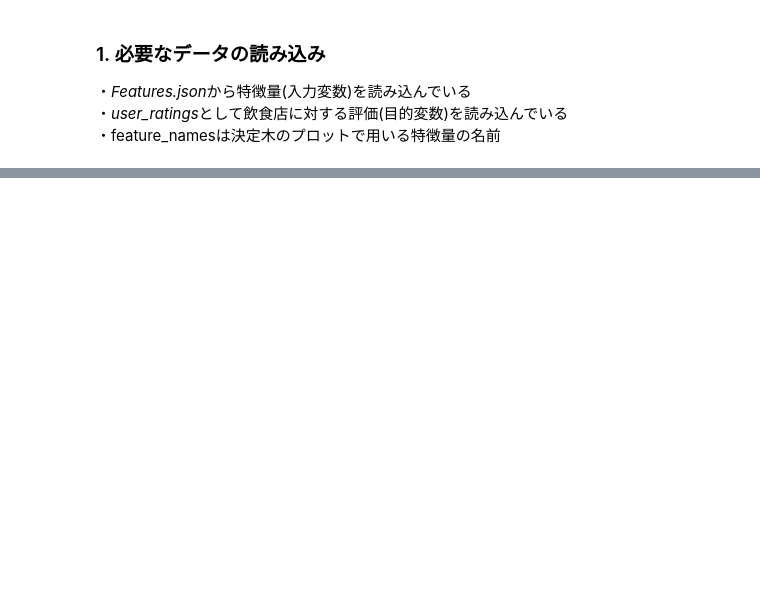
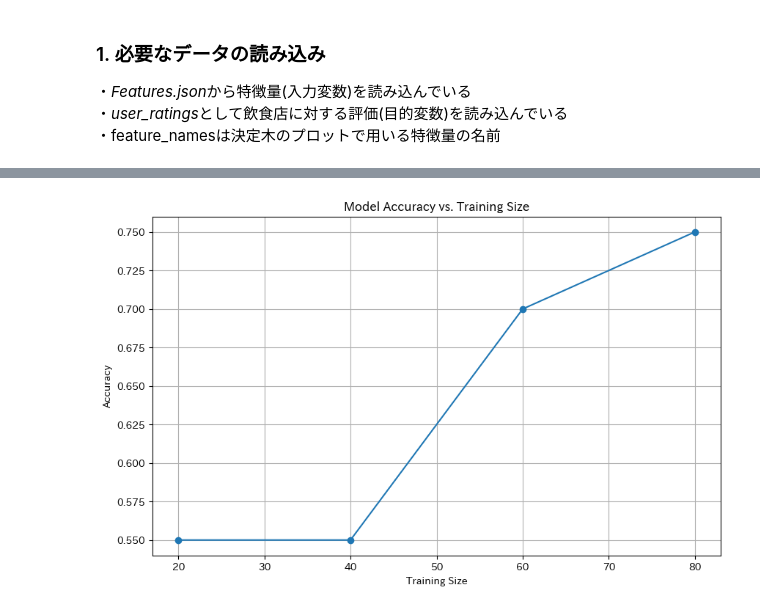
Before and after one commit to Ryosuke1025/RecommenderAlgorithm, a Jupyter notebook: recommender.ipynb, the cells around one changed output, grey strips where cells are left out. Drawn from its saved outputs; the diff is of its cells as text; code cells hidden in the pictures; blank space fills up the shorter version.

```diff
--- a/recommender.ipynb
+++ b/recommender.ipynb
@@ -7,11 +7,14 @@
 import numpy as np
 import json
 
-user_ratings = [1, 1, 0, 1, 0, 0, 0, 0, 1, 0, 1, 0, 1, 0, 1, 1, 1, 1, 1, 0, 1, 1, 0, 0, 0, 1, 0, 0, 0, 1, 0, 0, 1, 0, 0, 1, 1, 1, 1, 1, 1, 1, 1, 0, 1, 0, 1, 0, 1, 0, 0, 0, 0, 0, 0, 1, 0, 1, 0, 1, 0, 0, 0, 0, 1, 0, 1, 0, 0, 0, 1, 1, 1, 1, 0, 0, 0, 1, 1, 1, 0, 1, 0, 1, 1, 0, 1, 0, 1, 0, 1, 0, 0, 0, 0, 0, 1, 1, 0, 0]
+user_ratings = [1, 1, 1, 0, 0, 0, 0, 1, 1, 0, 1, 0, 1, 0, 1, 1, 0, 0, 1, 1, 0, 1, 1, 1, 1, 1, 1, 0, 0, 1, 0, 0, 0, 0, 0, 1, 1, 1, 1, 1, 1, 1, 1, 0, 1, 0, 0, 0, 0, 0, 0, 0, 1, 0, 0, 1, 0, 1, 0, 1, 0, 1, 0, 1, 1, 1, 0, 0, 0, 0, 1, 1, 1, 0, 0, 0, 0, 1, 0, 0, 0, 0, 0, 0, 1, 0, 1, 0, 1, 0, 1, 0, 0, 0, 0, 0, 0, 1, 0, 0]
+user_ratings_add = [1, 1, 0, 0, 0, 0, 1, 1, 0, 0, 1, 1, 1, 0, 0, 1, 0, 1, 1, 0, 1, 1, 1, 0, 0]
 
-# restaurants.jsonを読み込む
 with open('Restaurants/Features.json', 'r', encoding='utf-8') as f:
     features = json.load(f)
+
+with open('Restaurants/AddFeatures.json', 'r', encoding='utf-8') as f:
+    addFeatures = json.load(f)
 
 feature_names = [
         "中華", "居酒屋", "ダイニングバー・バル", "和食",
@@ -20,3 +23,9 @@ feature_names = [
         "創作料理", "各国料理", "ラーメン","予算","個室", "喫煙","wifi",
         "カード", "駐車場", "総合評価"
     ]
+
+#numpy形式に変換
+features_np = np.array(features)
+user_ratings_np = np.array(user_ratings)
+addFeatures_np = np.array(addFeatures)
+user_ratings_add_np = np.array(user_ratings_add)
@@ -295,0 +342,51 @@ Predicted Label: 0
+# %%
+import random
+from sklearn.metrics import accuracy_score, classification_report
+from sklearn.tree import DecisionTreeClassifier
+import matplotlib.pyplot as plt
+
+# ランダムにテストデータを選択する関数
+def random_split(features, user_ratings, test_size=20):
+    paired_data = list(zip(features, user_ratings))
+    random.seed(41)
+    random.shuffle(paired_data)
+
+    test_data = paired_data[:test_size]
+    train_data = paired_data[test_size:]
+
+    test_features, test_labels = zip(*test_data)
+    train_features, train_labels = zip(*train_data)
+
+    return list(train_features), list(train_labels), list(test_features), list(test_labels)
+
+# features と user_ratings が既に定義されていると仮定
+train_features, train_labels, test_features, test_labels = random_split(features, user_ratings, 20)
+
+train_sizes = [20, 40, 60, 80]
+accuracies = []
+
+for size in train_sizes:
+    # 訓練データのサイズに基づいてモデルを訓練
+    clf = DecisionTreeClassifier(random_state=0)
+    clf.fit(train_features[:size], train_labels[:size])
+
+    # テストデータで精度を計算
+    predictions = clf.predict(test_features)
+    accuracy = accuracy_score(test_labels, predictions)
+    accuracies.append(accuracy)
+
+    # 分類レポートの表示
+    print(f"\nTraining size: {size}")
+    print("Accuracy:", accuracy)
+    print("Classification Report:")
+    print(classification_report(test_labels, predictions))
+
+# 結果のプロット
+plt.figure(figsize=(10, 6))
+plt.plot(train_sizes, accuracies, marker='o')
+plt.xlabel('Training Size')
+plt.ylabel('Accuracy')
+plt.title('Model Accuracy vs. Training Size')
+plt.grid(True)
+plt.show()
+# %% [output]
@@ -295,0 +410 @@ Predicted Label: 0
+[figure, added]
```
Also changed, not shown: parts of 12 cells of this notebook, 8 other files.
